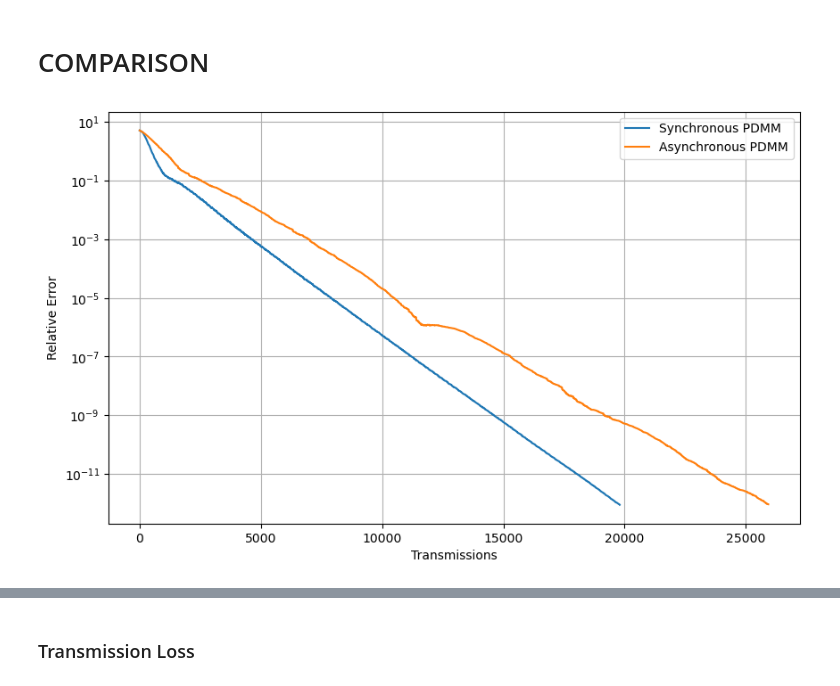
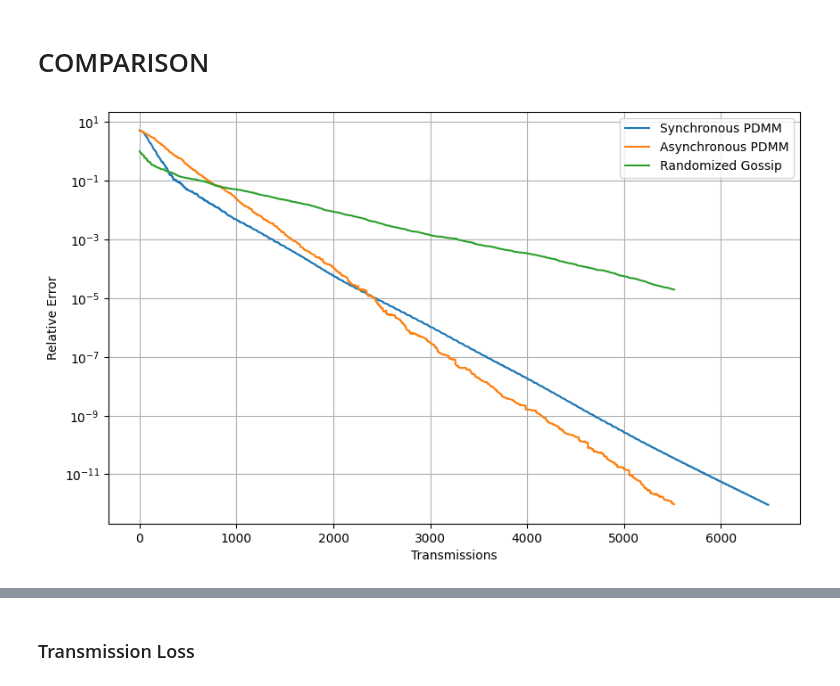
Before and after one commit to AybarsManav/PDMM, a Jupyter notebook: main.ipynb, the cells around one changed output, grey strips where cells are left out. Saved outputs shown, nothing was run; the diff lists cells and outputs as text; code cells hidden in the pictures.

```diff
--- a/main.ipynb
+++ b/main.ipynb
@@ -22,9 +24,9 @@ np.random.seed(42)
 
 # Graph parameters
 a = 100                             # Field size
-n = 200                             # Number of agents
+n = 59                             # Number of agents
 r = a * np.sqrt(2 * np.log(n)/n)   # Communication range
-r = 15
+r = 35
 
 # Generate agent positions
 field_range = np.array([[0, a], [0, a]])
@@ -133,20 +180,21 @@ Final relative error: 8.6596e-13
 # %%
 # PDMM parameters
 max_transmissions = 1e6             # Max PDMM iterations
 rho = 0.5                           # Penalty parameter (c)
 tolerance = 1e-12                   # Convergence tolerance
 sensor_values = np.random.randn(n) * 10 + 50
 
 errors_sync, values_sync, n_transmissions_sync = pdmm_sync(sensor_values, adjacency_matrix, rho, max_transmissions, tolerance)
 errors_async, values_async, n_transmissions_async = pdmm_async(sensor_values, adjacency_matrix, rho, max_transmissions, tolerance)
-
+values, errors, time = gossip_step(sensor_values, adjacency_matrix, max_ticks=10000)
 plt.figure(figsize=(10, 6))
 plt.semilogy(range(len(errors_sync)), errors_sync, label='Synchronous PDMM')
 plt.semilogy(range(len(errors_async)), errors_async, label='Asynchronous PDMM')
+plt.semilogy(range(len(errors[:len(errors_async)])), errors[:len(errors_async)], label='Randomized Gossip')
 plt.xlabel('Transmissions')
 plt.ylabel('Relative Error')
 plt.legend()
 plt.grid(True)
 plt.show()
 # %% [output]
-[figure, old version]
+[figure, new version]
```
Also changed, not shown: parts of 17 cells of this notebook, 3 other files.
